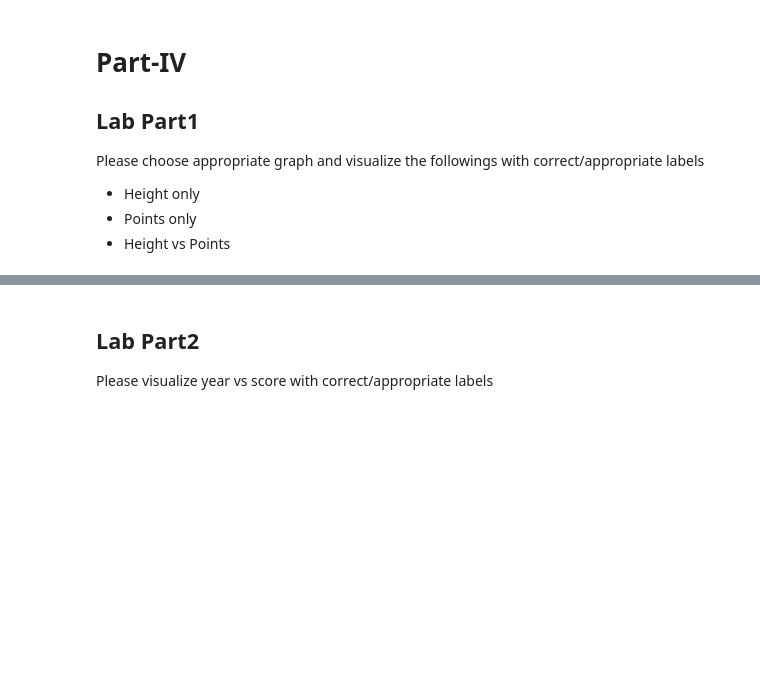
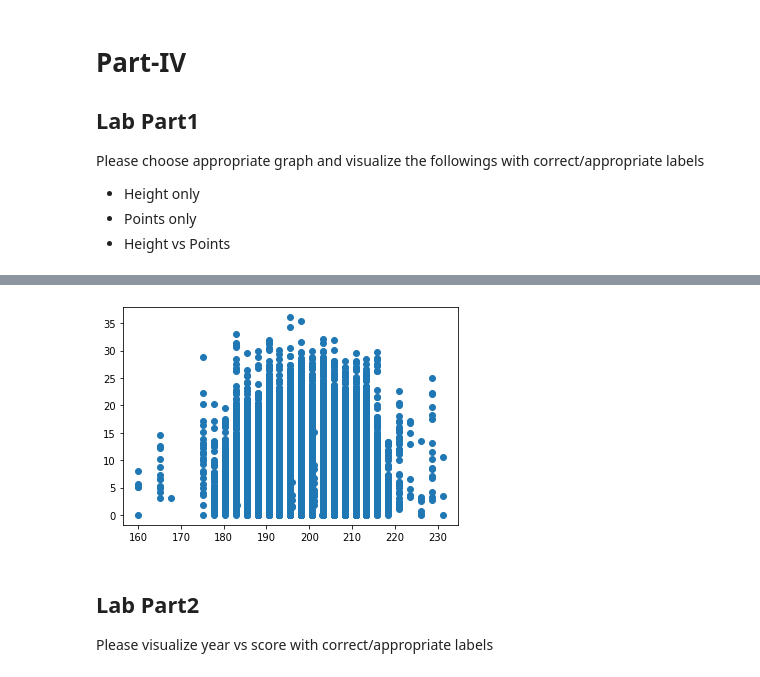
Before and after one commit to muralikrishna02/DS601_Fall22, a Jupyter notebook: Week02/lab/lab2.ipynb, the cells around one changed output, grey strips where cells are left out. Drawn from its saved outputs; the diff is of its cells as text; code cells hidden in the pictures; blank space fills up the shorter version.

```diff
--- a/Week02/lab/lab2.ipynb
+++ b/Week02/lab/lab2.ipynb
@@ -20,3 +30,8 @@ import matplotlib.pyplot as plt
+# %%
+plt.scatter(height,points)
+plt.show()
+# %% [output]
+[figure, added]
 # %% [markdown]
 ## Lab Part2
 Please visualize year vs score with correct/appropriate labels
```
Also changed, not shown: parts of 3 cells of this notebook.
